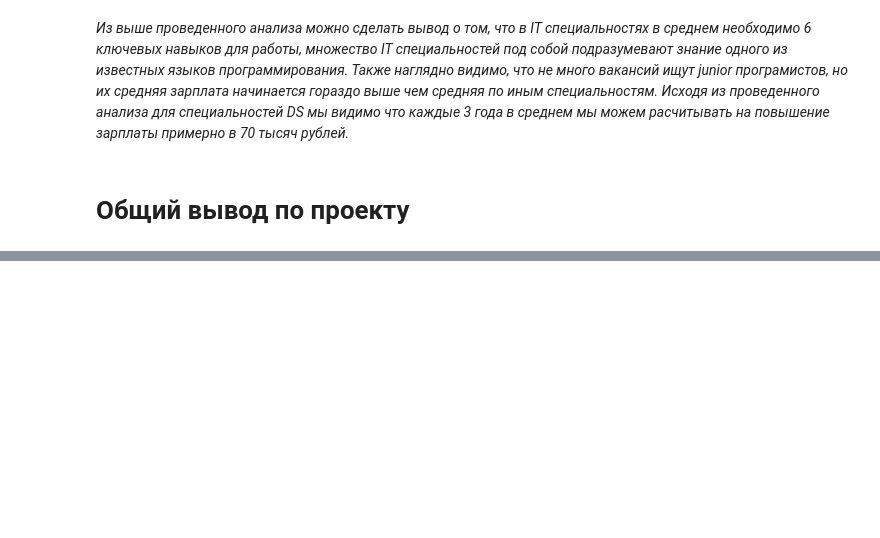
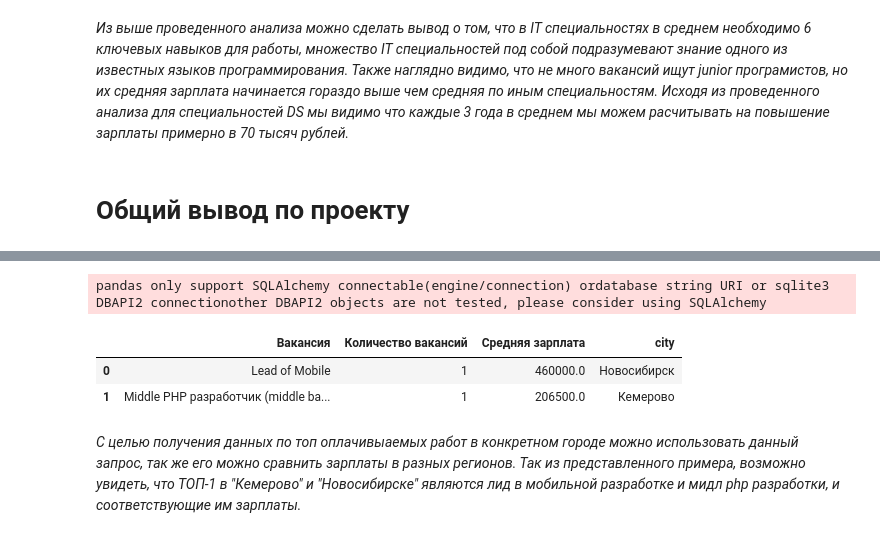
Before and after one commit to g1dcs/sf_hw_g1dcs, a Jupyter notebook: project_2/Project_2.ipynb, the cells around one changed output, grey strips where cells are left out. Drawn from its saved outputs; the diff is of its cells as text; code cells hidden in the pictures; blank space fills up the shorter version.

```diff
--- a/project_2/Project_2.ipynb
+++ b/project_2/Project_2.ipynb
@@ -566,0 +615,39 @@ avg_salary_by_exp
+# %%
+x = 'Новосибирск'
+m = 'Кемерово'
+query_most_paid = f'''(select
+                            v.name "Вакансия",
+                            count(v.id) "Количество вакансий",
+                            round(avg(coalesce(((v.salary_from + v.salary_to) /2), v.salary_from, v.salary_to, 0)), 1) "Средняя зарплата",
+                            a.name city
+                        from vacancies v
+                        join areas a on a.id = v.area_id
+                        where (v.salary_from is not null and v.salary_to is not null) and a.name = '{x}'
+                        group by v.name, a.name
+                        order by 3 desc
+                        limit 1)
+
+                        union all
+
+                        (select
+                                v.name "Вакансия",
+                                count(v.id) "Количество вакансий",
+                                round(avg(coalesce(((v.salary_from + v.salary_to) /2), v.salary_from, v.salary_to, 0)), 1) "Средняя зарплата",
+                                a.name city
+                        from vacancies v
+                        join areas a on a.id = v.area_id
+                        where (v.salary_from is not null and v.salary_to is not null) and a.name = '{m}'
+                        group by v.name, a.name
+                        order by 3 desc
+                        limit 1)
+'''
+# %%
+most_paid = pd.read_sql_query(query_most_paid, connection)
+most_paid
+# %% [output]
+pandas only support SQLAlchemy connectable(engine/connection) ordatabase string URI or sqlite3 DBAPI2 connectionother DBAPI2 objects are not tested, please consider using SQLAlchemy
+|  | Вакансия | Количество вакансий | Средняя зарплата | city |
+| 0 | Lead of Mobile | 1 | 460000.0 | Новосибирск |
+| 1 | Middle PHP разработчик (middle ba... | 1 | 206500.0 | Кемерово |
+# %% [markdown]
+*С целью получения данных по топ оплачивыаемых работ в конкретном городе можно использовать данный запрос, так же его можно сравнить зарплаты в разных регионов. Так из представленного примера, возможно увидеть, что ТОП-1 в "Кемерово" и "Новосибирске" являются лид в мобильной разработке и мидл php разработки, и соответствующие им зарплаты.*
```
Also changed, not shown: parts of 28 cells of this notebook, 1 other file.
